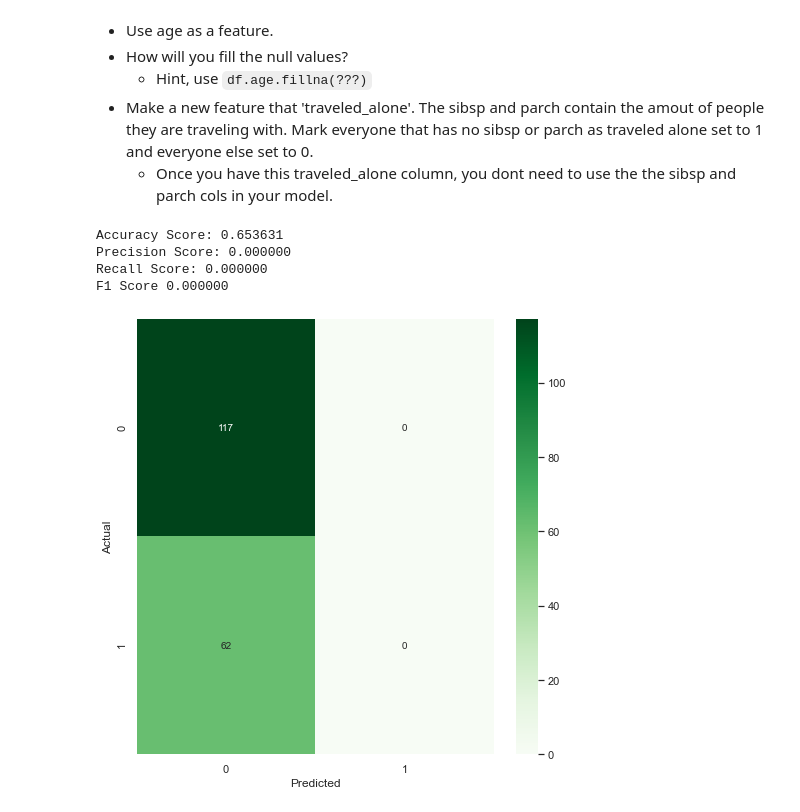
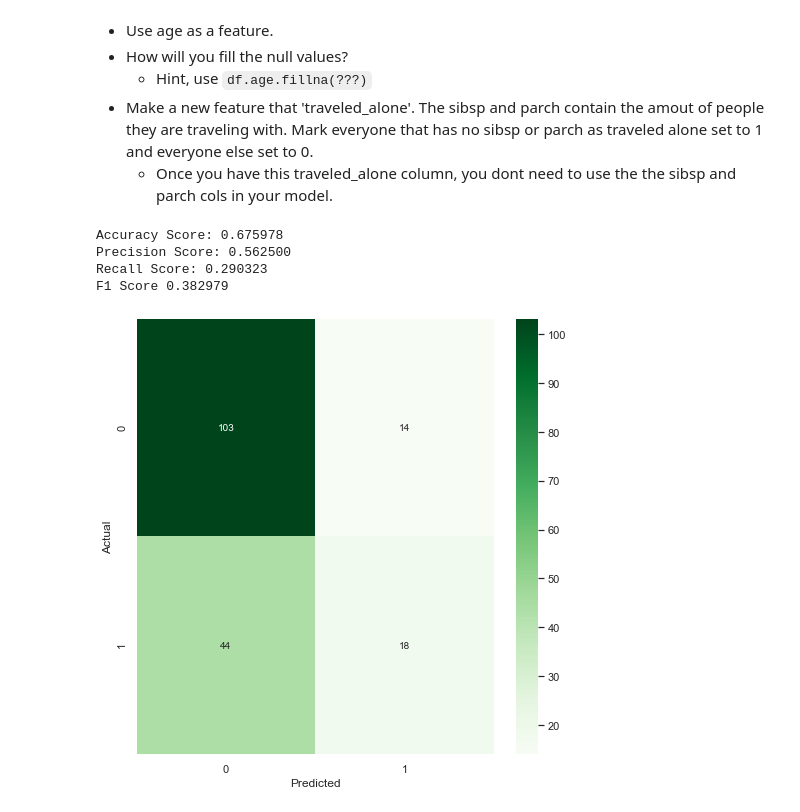
Before and after one commit to jchen056/2022-fall-data-science, a Jupyter notebook: Week-03-Intro-To-ML/Exercise-Logistic-Regression.ipynb, the cells around one changed output. Drawn from its saved outputs; the diff is of its cells as text; code cells hidden in the pictures.

```diff
--- a/Week-03-Intro-To-ML/Exercise-Logistic-Regression.ipynb
+++ b/Week-03-Intro-To-ML/Exercise-Logistic-Regression.ipynb
@@ -290,7 +290,7 @@ df.age=df.age.fillna(age_mean)
 # Create new traveled_alone feature
 con1=df['sibsp']==0 #condition1: no sibsp
 con2=df['parch']==0 #condition2: no parch
-con3=con1 | con2
+con3=con1 & con2
 df['traveled_alone']=np.where(con3,1,0)
 
 # Update your `selected_features` to include the new traveled alone and age
@@ -312,35 +312,35 @@ model_3 = LogisticRegression()
 # Make new predicitions using our testing data.
 model_3.fit(X_train, y_train)
 y_pred = model_3.predict(X_test)
 
 
 # Calculate our accuracy
 accuracy_3 = accuracy_score(y_test, y_pred)
 
 # Calculate our precision score
 precision_3 = precision_score(y_test, y_pred)
 
 # Calculate our recall score
 recall_3 = recall_score(y_test, y_pred)
 
 # Calculate your f1-score
 f1_3 = f1_score(y_test, y_pred)
 
 # Print each of our scores to inspect performance.
 print("Accuracy Score: %f" % accuracy_3)
 print("Precision Score: %f" % precision_3)
 print("Recall Score: %f" % recall_3)
 print('F1 Score %f' % f1_3)
 
 # Plot your confusion matrix.
 cm = confusion_matrix(y_test, y_pred)
 fig = plt.figure(figsize=(8,8))
 ax = sns.heatmap(cm, annot=True, cmap='Greens', fmt='g')
 plt.xlabel('Predicted')
 plt.ylabel('Actual');
 # %% [output]
-Accuracy Score: 0.653631
-Precision Score: 0.000000
-Recall Score: 0.000000
-F1 Score 0.000000
+Accuracy Score: 0.675978
+Precision Score: 0.562500
+Recall Score: 0.290323
+F1 Score 0.382979
-[figure, old version]
+[figure, new version]
```
